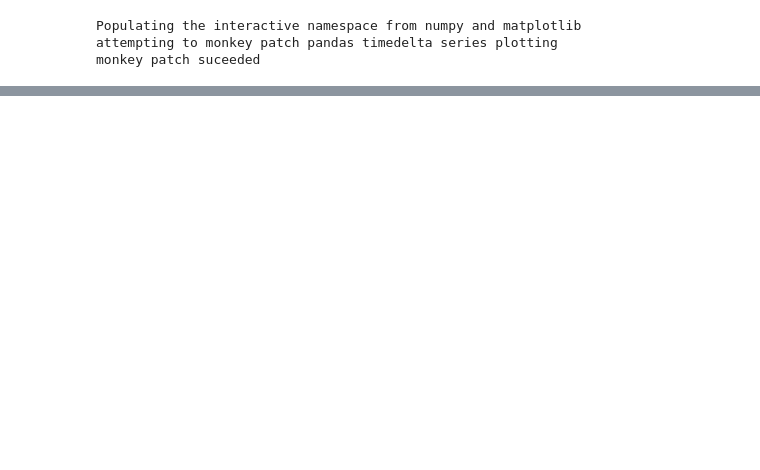
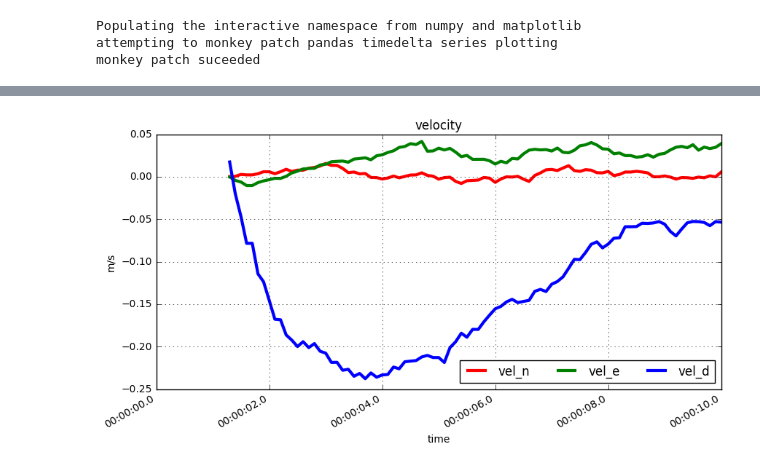
Before and after one commit to dronecrew/px4tools, a Jupyter notebook: examples/ulog analysis.ipynb, the cells around one changed output, grey strips where cells are left out. Saved outputs shown, nothing was run; the diff lists cells and outputs as text; code cells hidden in the pictures; blank space fills up the shorter version.

```diff
--- a/examples/ulog analysis.ipynb
+++ b/examples/ulog analysis.ipynb
@@ -63,0 +59,4 @@ px4tools.ulog.estimator_analysis(m)
+# %%
+px4tools.ulog.plot_velocity(d_concat)
+# %% [output]
+[figure, added]
```
Also changed, not shown: parts of 21 cells of this notebook, 1 other file.
